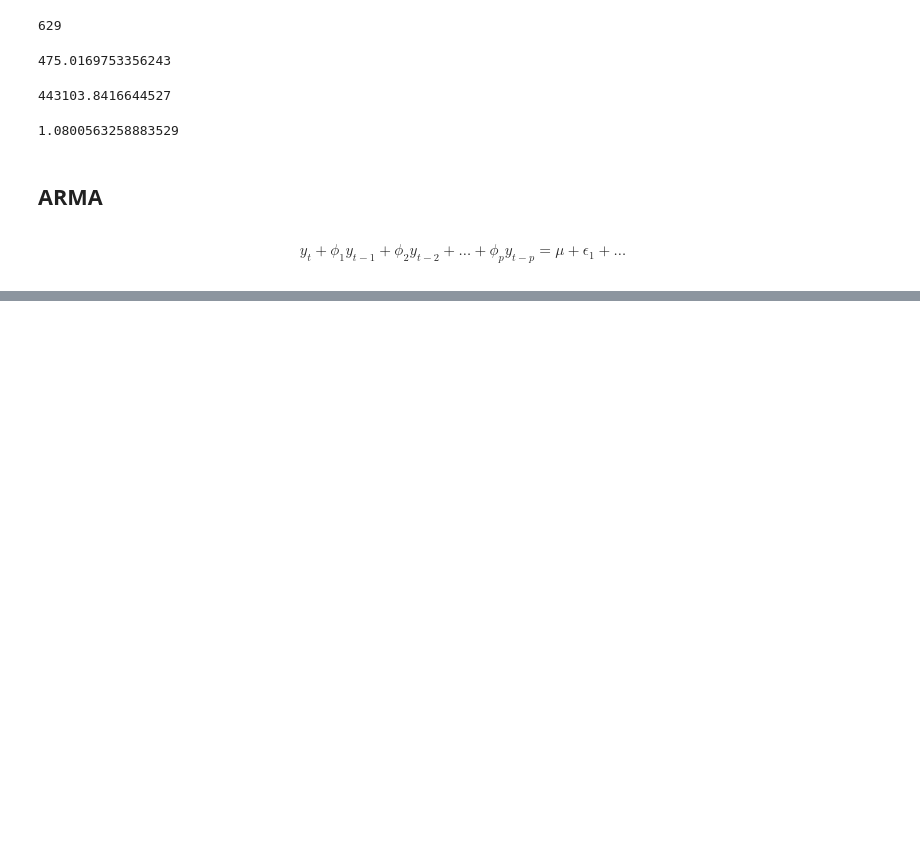
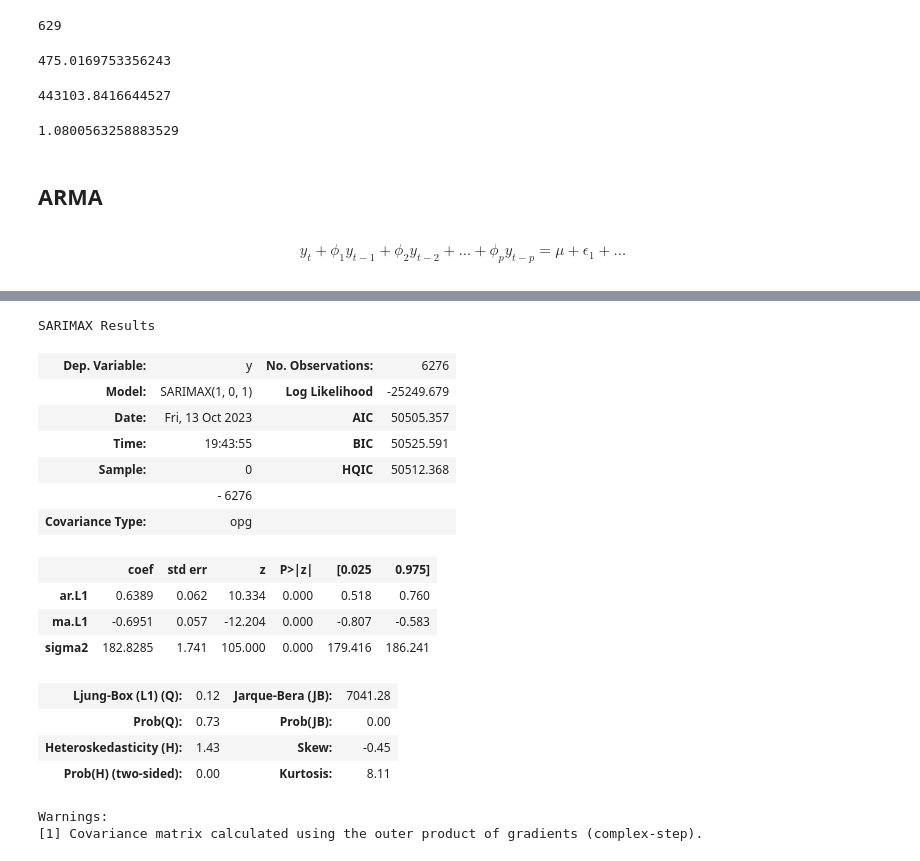
Before and after one commit to jsanz81/Bootcamp_Abril2023, a Jupyter notebook: 06_Series_Temporales/Series_Temporales_V1.ipynb, the cells around one changed output, grey strips where cells are left out. Saved outputs shown, nothing was run; the diff lists cells and outputs as text; code cells hidden in the pictures; blank space fills up the shorter version.

```diff
--- a/06_Series_Temporales/Series_Temporales_V1.ipynb
+++ b/06_Series_Temporales/Series_Temporales_V1.ipynb
@@ -168,0 +224,21 @@ $$y_t + \phi_1 y_{t-1} + \phi_2 y_{t-2} + \ldots+ \phi_p y_{t-p}= \mu + \epsilon
+# %%
+resultado_11.summary()
+# %% [output]
+SARIMAX Results
+| Dep. Variable: | y | No. Observations: | 6276 |
+| Model: | SARIMAX(1, 0, 1) | Log Likelihood | -25249.679 |
+| Date: | Fri, 13 Oct 2023 | AIC | 50505.357 |
+| Time: | 19:43:55 | BIC | 50525.591 |
+| Sample: | 0 | HQIC | 50512.368 |
+|  | - 6276 |  |  |
+| Covariance Type: | opg |  |  |
+|  | coef | std err | z | P>|z| | [0.025 | 0.975] |
+| ar.L1 | 0.6389 | 0.062 | 10.334 | 0.000 | 0.518 | 0.760 |
+| ma.L1 | -0.6951 | 0.057 | -12.204 | 0.000 | -0.807 | -0.583 |
+| sigma2 | 182.8285 | 1.741 | 105.000 | 0.000 | 179.416 | 186.241 |
+| Ljung-Box (L1) (Q): | 0.12 | Jarque-Bera (JB): | 7041.28 |
+| Prob(Q): | 0.73 | Prob(JB): | 0.00 |
+| Heteroskedasticity (H): | 1.43 | Skew: | -0.45 |
+| Prob(H) (two-sided): | 0.00 | Kurtosis: | 8.11 |
+Warnings:
+[1] Covariance matrix calculated using the outer product of gradients (complex-step).
```
Also changed, not shown: parts of 14 cells of this notebook.
